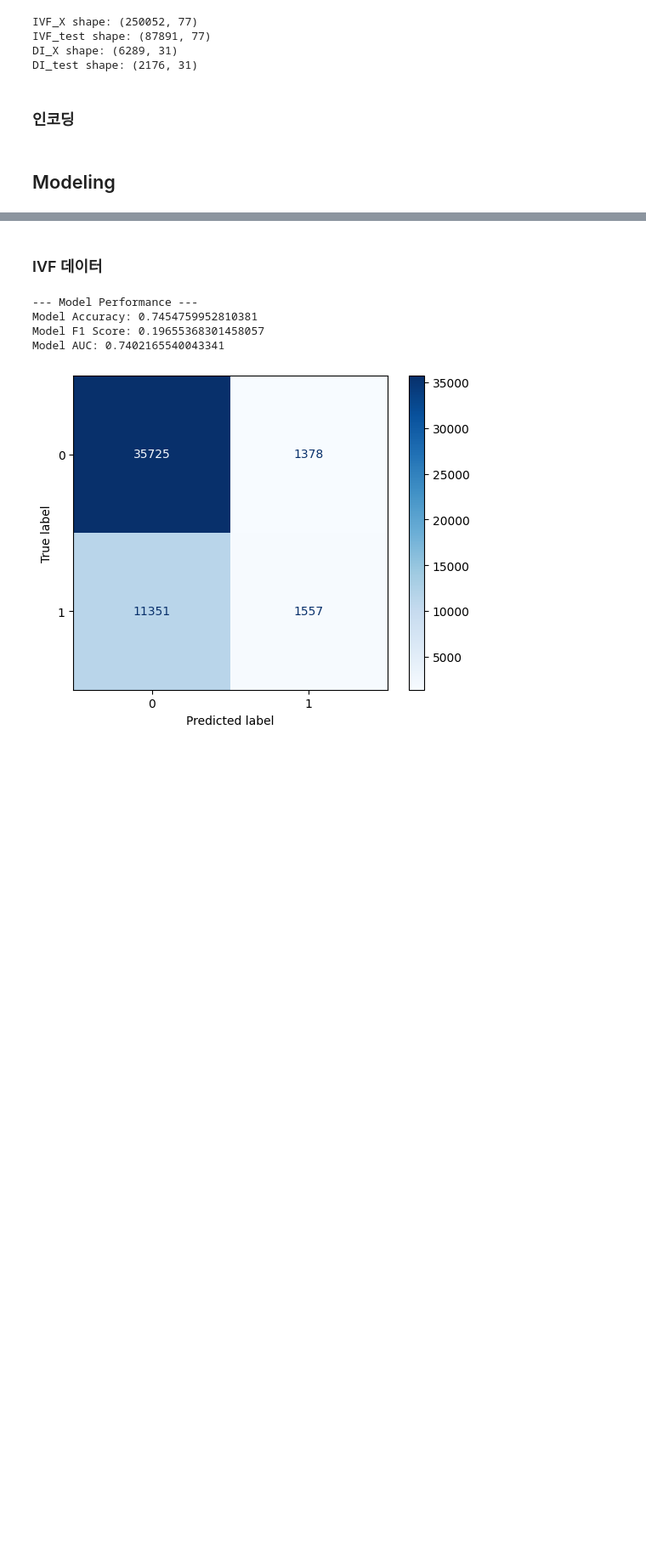
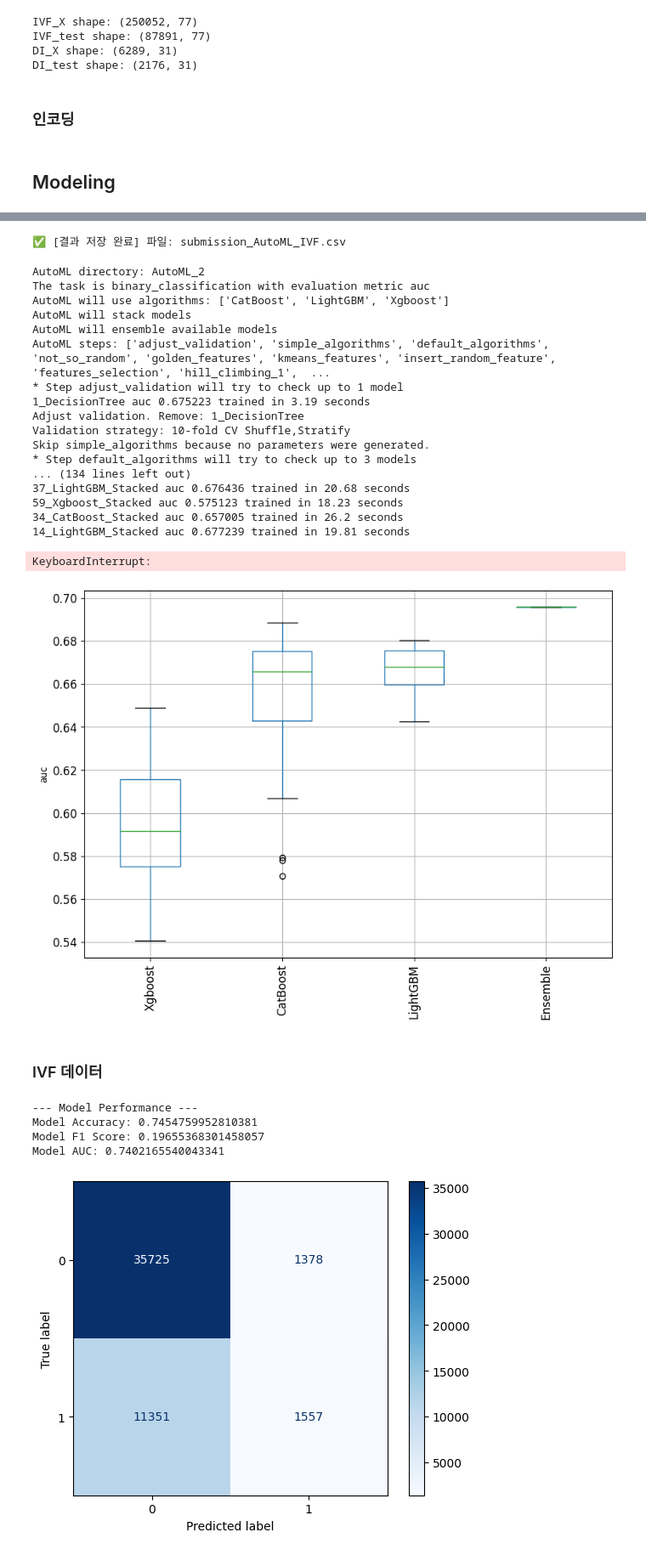
Before and after one commit to BaekJunehong/LG_Aimers_6th, a Jupyter notebook: code/code28_Modeling_every.ipynb, the cells around one changed output, grey strips where cells are left out. Shown at 85% size. Drawn from its saved outputs; the diff is of its cells as text; code cells hidden in the pictures; blank space fills up the shorter version.

```diff
--- a/code/code28_Modeling_every.ipynb
+++ b/code/code28_Modeling_every.ipynb
@@ -84,0 +135,59 @@ DI_X_train, DI_X_test, DI_y_train, DI_y_test = train_test_split(DI_X, DI_y, test
+# %%
+# 📌 예측 수행
+preds = automl.predict_proba(IVF_X_test)[:, 1]
+
+# 📌 결과 저장
+submission = pd.DataFrame({"ID": IVF_test['ID'], "probability": preds})
+submission.to_csv("submission_AutoML_IVF.csv", index=False, encoding="utf-8-sig")
+
+print("\n✅ [결과 저장 완료] 파일: submission_AutoML_IVF.csv")
+# %% [output]
+✅ [결과 저장 완료] 파일: submission_AutoML_IVF.csv
+# %%
+X_train = DI_X_train
+X_test = DI_X_test
+y_train = DI_y_train
+y_test = DI_y_test
+# %%
+from supervised.automl import AutoML
+from sklearn.metrics import roc_auc_score
+
+#  특징(X)와 타겟(y) 분리
+automl = AutoML(
+    mode="Compete",
+    total_time_limit=7200,
+    eval_metric="auc",  # 평가 기준을 ROC-AUC로 설정
+    golden_features=True,  # 중요한 피처 생성
+    kmeans_features=True,  # K-means 기반 피처 생성
+    mix_encoding=True,  # 다양한 인코딩 적용
+    algorithms=["CatBoost", "LightGBM", "Xgboost"],
+    random_state=42
+)
+
+automl.fit(X_train, y_train)
+
+# 검증 (Validation Set으로 성능 확인)
+val_preds = automl.predict_proba(X_test)[:, 1]  # 확률값 예측
+val_auc = roc_auc_score(y_test, val_preds)  # ROC-AUC 계산
+
+print(f"\n검증 데이터 ROC-AUC: {val_auc:.4f}")
+# %% [output]
+AutoML directory: AutoML_2
+The task is binary_classification with evaluation metric auc
+AutoML will use algorithms: ['CatBoost', 'LightGBM', 'Xgboost']
+AutoML will stack models
+AutoML will ensemble available models
+AutoML steps: ['adjust_validation', 'simple_algorithms', 'default_algorithms', 'not_so_random', 'golden_features', 'kmeans_features', 'insert_random_feature', 'features_selection', 'hill_climbing_1',  ...
+* Step adjust_validation will try to check up to 1 model
+1_DecisionTree auc 0.675223 trained in 3.19 seconds
+Adjust validation. Remove: 1_DecisionTree
+Validation strategy: 10-fold CV Shuffle,Stratify
+Skip simple_algorithms because no parameters were generated.
+* Step default_algorithms will try to check up to 3 models
+... (134 lines left out)
+37_LightGBM_Stacked auc 0.676436 trained in 20.68 seconds
+59_Xgboost_Stacked auc 0.575123 trained in 18.23 seconds
+34_CatBoost_Stacked auc 0.657005 trained in 26.2 seconds
+14_LightGBM_Stacked auc 0.677239 trained in 19.81 seconds
+KeyboardInterrupt:
+[figure, added]
```
Also changed, not shown: parts of 6 cells of this notebook, 4 other files.
